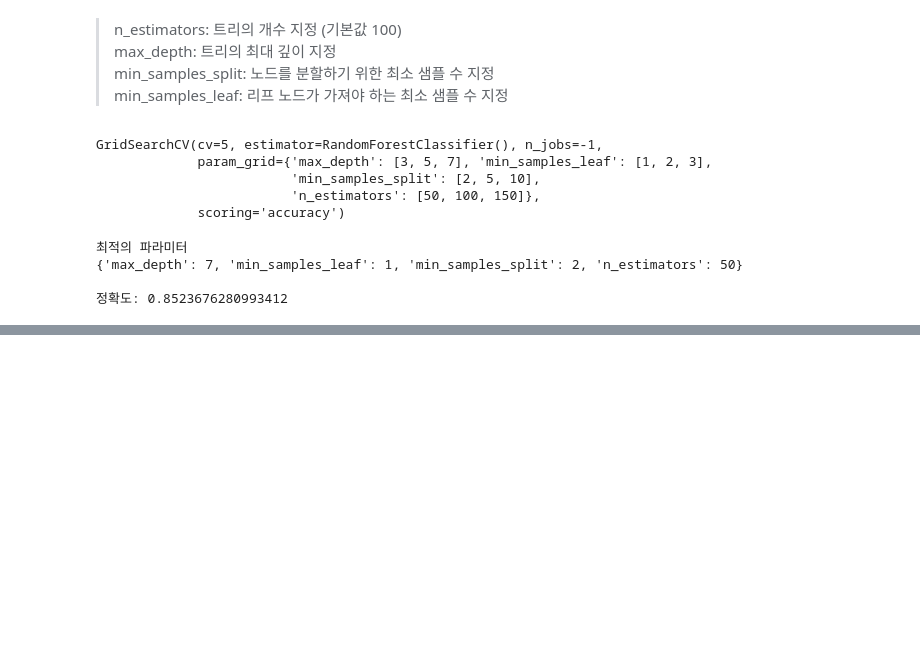
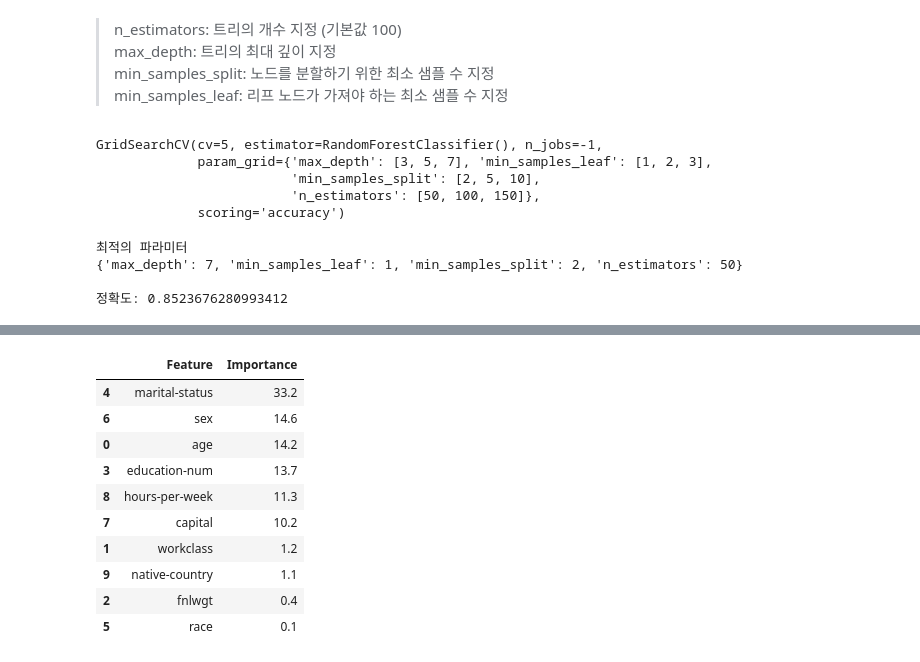
Before and after one commit to joo9810/VSCode, a Jupyter notebook: 통계적 머신러닝/기말 프로젝트 10조.ipynb, the cells around one changed output, grey strips where cells are left out. Drawn from its saved outputs; the diff is of its cells as text; code cells hidden in the pictures; blank space fills up the shorter version.

```diff
--- a/통계적 머신러닝/기말 프로젝트 10조.ipynb
+++ b/통계적 머신러닝/기말 프로젝트 10조.ipynb
@@ -1197,0 +1234,10 @@ print('\n정확도:', rf_grid_search.best_score_)
+# %%
+# RandomForest 모델에서 변수 중요도 추출 (%단위)
+rf_importances = rf_grid_search.best_estimator_.feature_importances_
+rf_percent_importances = np.round(rf_importances, 3) * 100
+
+print(dt_percent_importances)
+
+# 변수 이름과 중요도 출력
+for feature_name, importance in zip(feature_names, rf_percent_importances):
+    print(feature_name, ':', np.round(importance, 1), '%')
@@ -1197,0 +1256,16 @@ print('\n정확도:', rf_grid_search.best_score_)
+# %%
+# 변수 중요도 내림차순
+a = pd.DataFrame({'Feature' : feature_names, 'Importance' : rf_percent_importances})
+a.sort_values(by = 'Importance', ascending=False)
+# %% [output]
+|  | Feature | Importance |
+| 4 | marital-status | 33.2 |
+| 6 | sex | 14.6 |
+| 0 | age | 14.2 |
+| 3 | education-num | 13.7 |
+| 8 | hours-per-week | 11.3 |
+| 7 | capital | 10.2 |
+| 1 | workclass | 1.2 |
+| 9 | native-country | 1.1 |
+| 2 | fnlwgt | 0.4 |
+| 5 | race | 0.1 |
```
Also changed, not shown: parts of 10 cells of this notebook.
